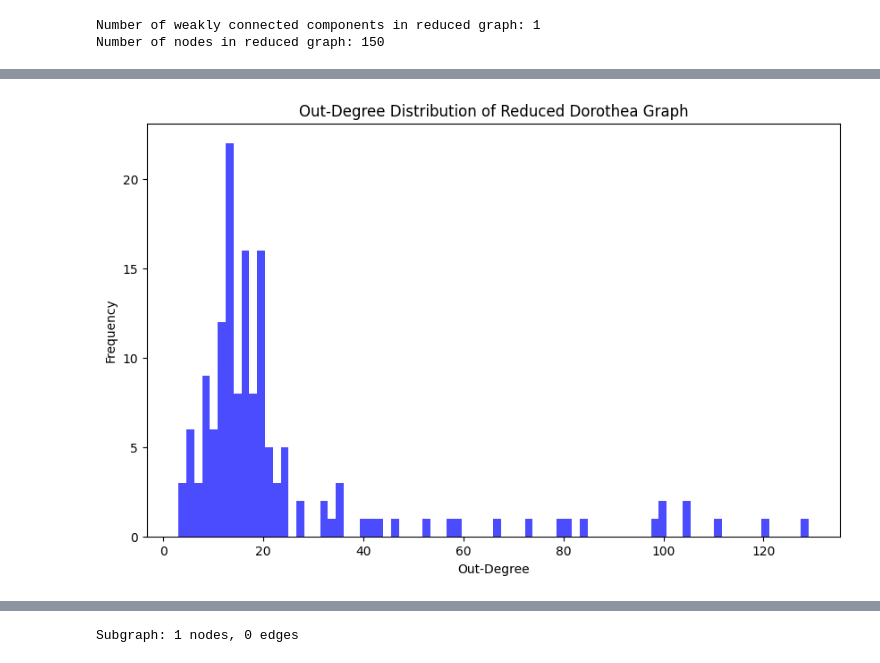
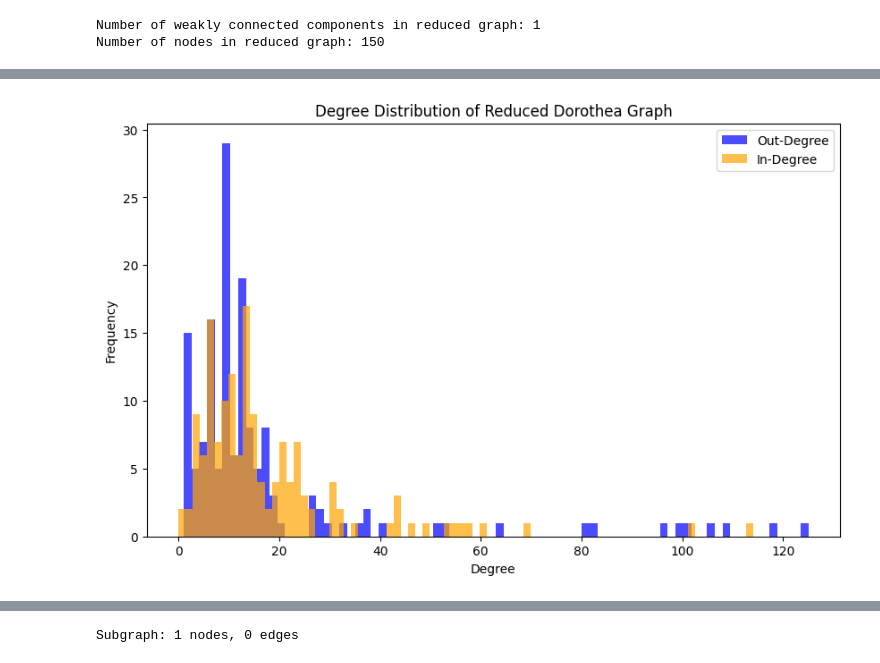
Before and after one commit to joh-dah/source_detection_in_grns, a Jupyter notebook: data_exploration/dorothea.ipynb, the cells around one changed output, grey strips where cells are left out. Cells and saved outputs as stored; diff of their text form; code cells hidden in the pictures.

Commit message:
graph notebook

```diff
--- a/data_exploration/dorothea.ipynb
+++ b/data_exploration/dorothea.ipynb
@@ -325,11 +325,14 @@ Number of edges in reduced graph: 3625
 # %%
-# create a histogram of the out-degree distribution of the reduced graph
+# create a histogram of the out-degree and in-degree distribution of the reduced graph
 plt.figure(figsize=(10, 6))
-degree_sequence = [d for n, d in G_reduced.out_degree()]
-plt.hist(degree_sequence, bins=80, color='blue', alpha=0.7)
-plt.title("Out-Degree Distribution of Reduced Dorothea Graph")
-plt.xlabel("Out-Degree")
+out_degree_sequence = [d for n, d in G_reduced.out_degree()]
+in_degree_sequence = [d for n, d in G_reduced.in_degree()]
+plt.hist(out_degree_sequence, bins=80, color='blue', alpha=0.7, label='Out-Degree')
+plt.hist(in_degree_sequence, bins=80, color='orange', alpha=0.7, label='In-Degree')
+plt.title("Degree Distribution of Reduced Dorothea Graph")
+plt.xlabel("Degree")
 plt.ylabel("Frequency")
+plt.legend()
 plt.show()
 # %% [output]
-[figure, old version]
+[figure, new version]
```
Also changed, not shown: parts of 9 cells of this notebook.
